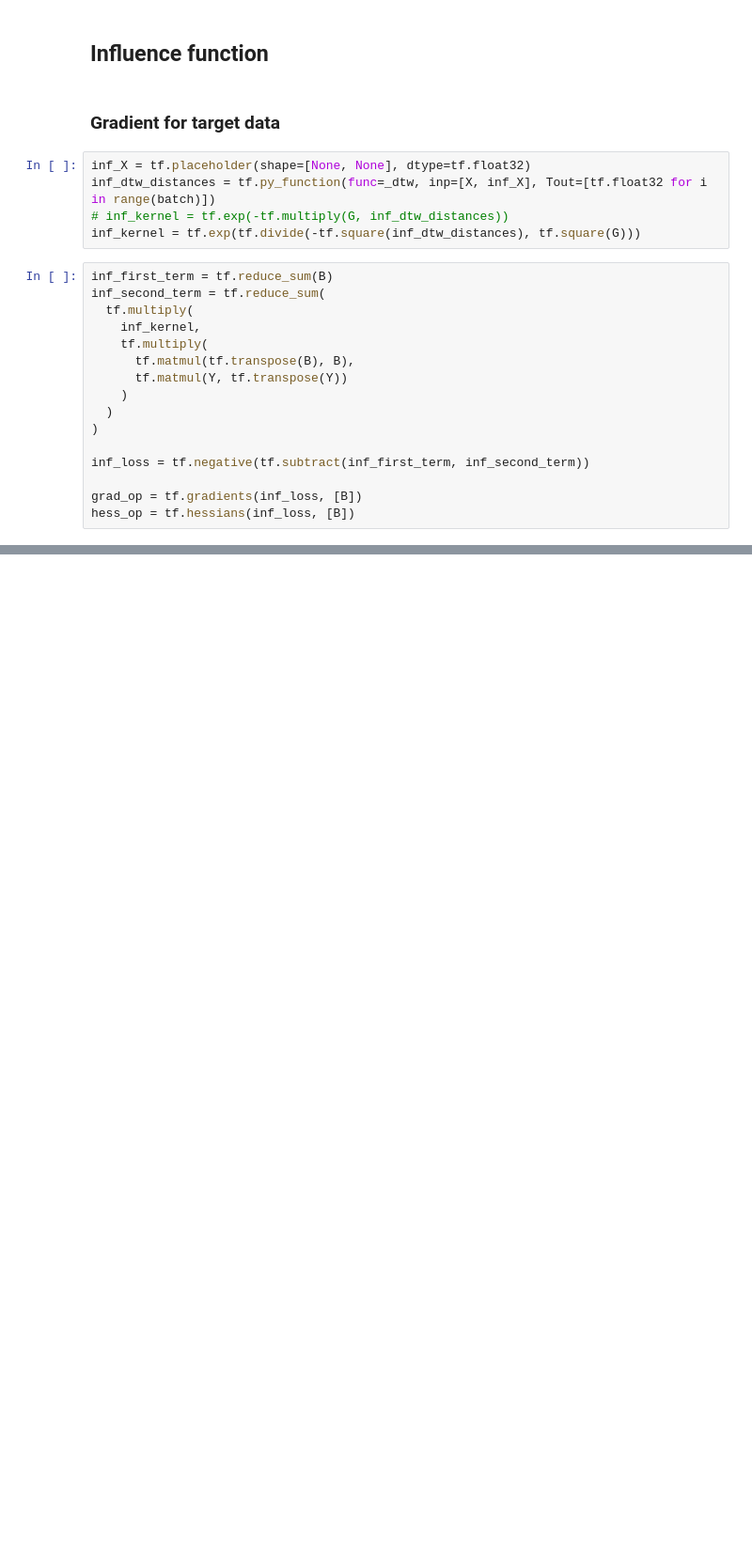
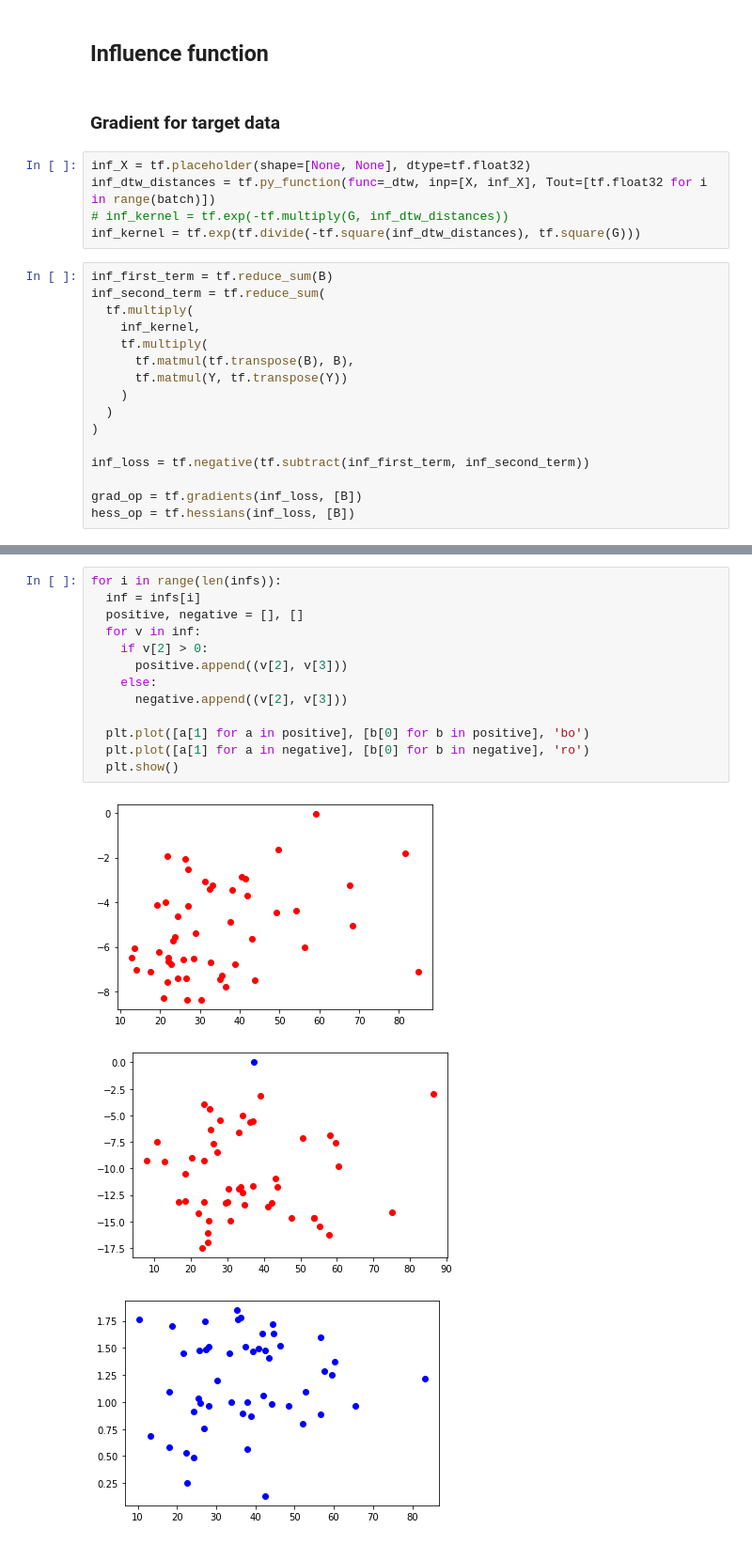
Before and after one commit to h5ng/influence_functions, a Jupyter notebook: influence_function_for_time_series_on_UCR.ipynb, the cells around one changed output, grey strips where cells are left out. Shown at 94% size. Saved outputs shown, nothing was run; the diff lists cells and outputs as text; blank space fills up the shorter version.

```diff
--- a/influence_function_for_time_series_on_UCR.ipynb
+++ b/influence_function_for_time_series_on_UCR.ipynb
@@ -335,0 +386,17 @@ for i in range(len(infs)):
+# %%
+for i in range(len(infs)):
+  inf = infs[i]
+  positive, negative = [], []
+  for v in inf:
+    if v[2] > 0:
+      positive.append((v[2], v[3]))
+    else:
+      negative.append((v[2], v[3]))
+
+  plt.plot([a[1] for a in positive], [b[0] for b in positive], 'bo')
+  plt.plot([a[1] for a in negative], [b[0] for b in negative], 'ro')
+  plt.show()
+# %% [output]
+[figure, added]
+[figure, added]
+[figure, added]
```
Also changed, not shown: parts of 14 cells of this notebook.
